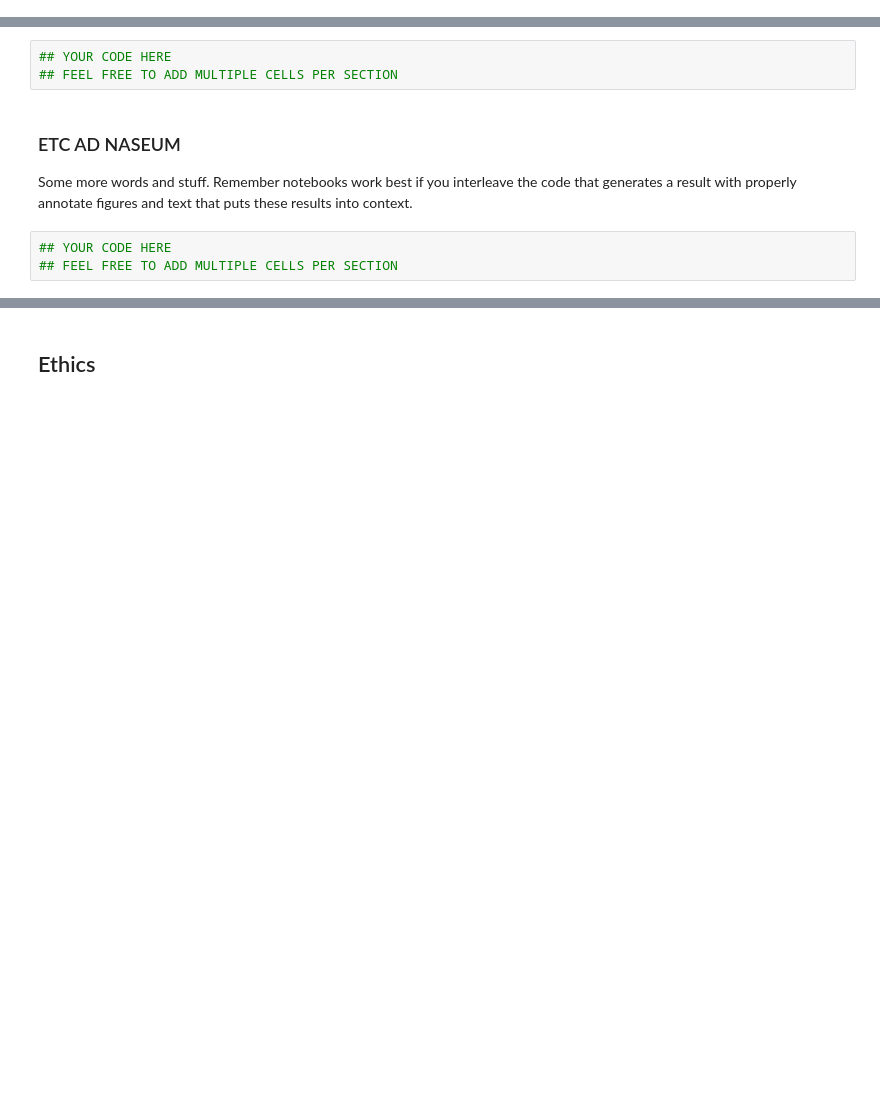
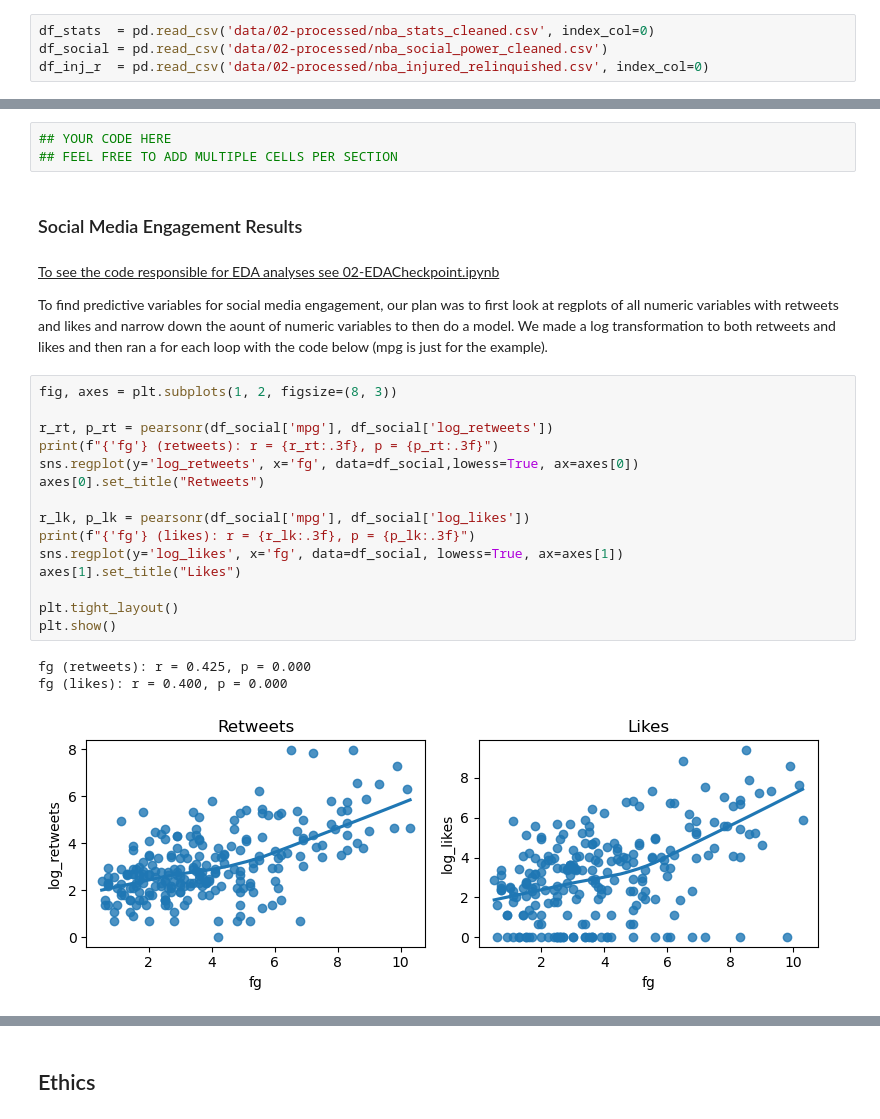
Before and after one commit to COGS108/Group122_WI26, a Jupyter notebook: 03-FinalProject.ipynb, the cells around one changed output, grey strips where cells are left out. Drawn from its saved outputs; the diff is of its cells as text; blank space fills up the shorter version.

Commit message:
social media result

```diff
--- a/03-FinalProject.ipynb
+++ b/03-FinalProject.ipynb
@@ -262,6 +266,10 @@ Instructions: REPLACE the contents of this cell with your work, including any up
 
 1) remove any EDA you later decided was unecessary side quest.
 2) if the code to EDA is very long (in either lines or in time to compute) make sure you write out images of the EDA into `results/` and reload them as images here instead of recalculating it. And make a statement here like "To see the code responsible for EDA analyses see `02-EDACheckpoint.ipynb`."
+# %%
+df_stats  = pd.read_csv('data/02-processed/nba_stats_cleaned.csv', index_col=0)
+df_social = pd.read_csv('data/02-processed/nba_social_power_cleaned.csv')
+df_inj_r  = pd.read_csv('data/02-processed/nba_injured_relinquished.csv', index_col=0)
 # %% [markdown]
 ### First Analysis You Did - Give it a better title
 
@@ -281,10 +289,28 @@ Some more words and stuff.  Remember notebooks work best if you interleave the c
 # %%
 ## YOUR CODE HERE
 ## FEEL FREE TO ADD MULTIPLE CELLS PER SECTION
-# %% [markdown]
-### ETC AD NASEUM
-
-Some more words and stuff.  Remember notebooks work best if you interleave the code that generates a result with properly annotate figures and text that puts these results into context.
-# %%
-## YOUR CODE HERE
-## FEEL FREE TO ADD MULTIPLE CELLS PER SECTION
+# %% [markdown]
+### Social Media Engagement Results
+# %% [markdown]
+<u>To see the code responsible for EDA analyses see 02-EDACheckpoint.ipynb</u>
+
+To find predictive variables for social media engagement, our plan was to first look at regplots of all numeric variables with retweets and likes and narrow down the aount of numeric variables to then do a model. We made a log transformation to both retweets and likes and then ran a for each loop with the code below (mpg is just for the example).
+# %%
+fig, axes = plt.subplots(1, 2, figsize=(8, 3))
+
+r_rt, p_rt = pearsonr(df_social['mpg'], df_social['log_retweets'])
+print(f"{'fg'} (retweets): r = {r_rt:.3f}, p = {p_rt:.3f}")
+sns.regplot(y='log_retweets', x='fg', data=df_social,lowess=True, ax=axes[0])
+axes[0].set_title("Retweets")
+
+r_lk, p_lk = pearsonr(df_social['mpg'], df_social['log_likes'])
+print(f"{'fg'} (likes): r = {r_lk:.3f}, p = {p_lk:.3f}")
+sns.regplot(y='log_likes', x='fg', data=df_social, lowess=True, ax=axes[1])
+axes[1].set_title("Likes")
+
+plt.tight_layout()
+plt.show()
+# %% [output]
+fg (retweets): r = 0.425, p = 0.000
+fg (likes): r = 0.400, p = 0.000
+[figure, added]
```
Also changed, not shown: parts of 2 cells of this notebook.
